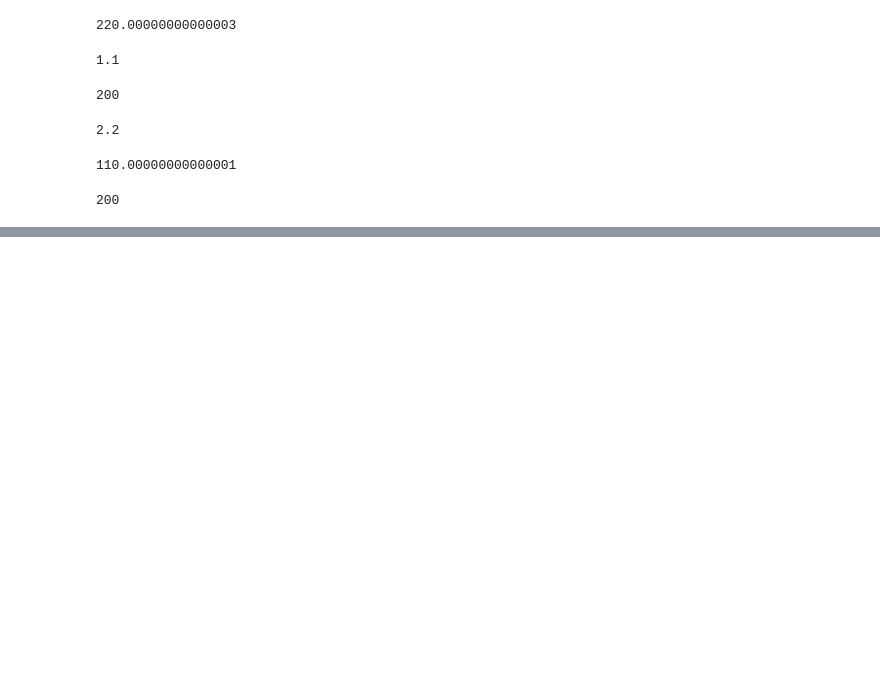
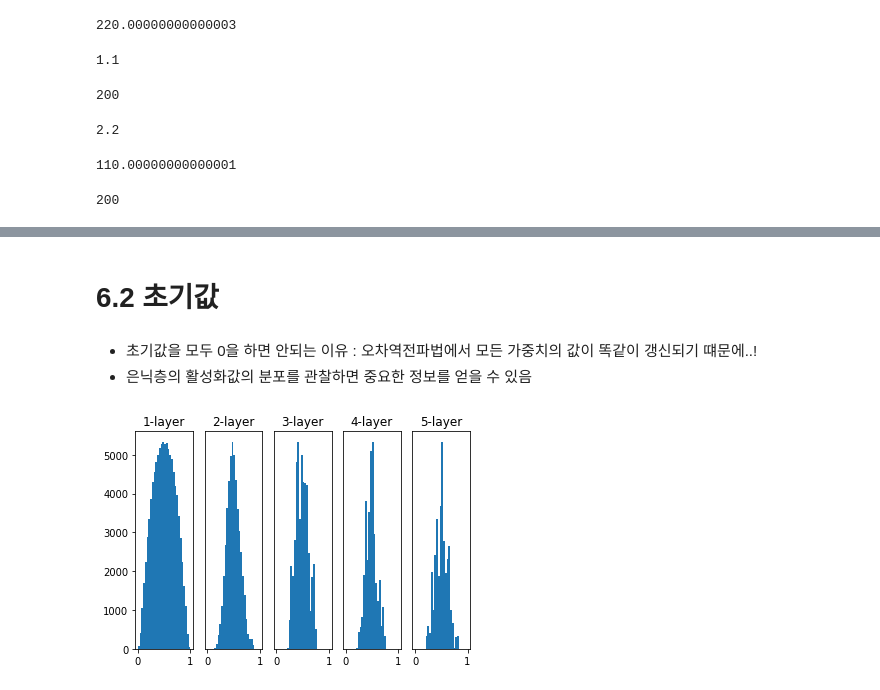
Before and after one commit to zzsza/TIL, a Jupyter notebook: deep_learning_from_scratch/Lecture note_Chapter 5 ~.ipynb, the cells around one changed output, grey strips where cells are left out. Saved outputs shown, nothing was run; the diff lists cells and outputs as text; code cells hidden in the pictures; blank space fills up the shorter version.

```diff
--- a/deep_learning_from_scratch/Lecture note_Chapter 5 ~.ipynb
+++ b/deep_learning_from_scratch/Lecture note_Chapter 5 ~.ipynb
@@ -78,0 +198,18 @@ dtax
+# %%
+class SoftmaxWithLoss:
+    def __init__(self):
+        self.loss = None
+        self.y = None
+        self.t = None
+
+    def forward(self, x, t):
+        self.t = t
+        self.y = softmax(x)
+        self.loss = cross_entropy_error(self.y, self.t)
+        return self.loss
+
+    def backward(self, dout=1):
+        batch_size = self.t.shape[0]
+        dx = (self.y - self.t) / batch_size
+
+        return dx
@@ -78,0 +450,60 @@ dtax
+# %% [markdown]
+# 6.2 초기값
+# %% [markdown]
+
+- 초기값을 모두 0을 하면 안되는 이유 : 오차역전파법에서 모든 가중치의 값이 똑같이 갱신되기 떄문에..!
+- 은닉층의 활성화값의 분포를 관찰하면 중요한 정보를 얻을 수 있음
+# %%
+import matplotlib.pyplot as plt
+%matplotlib inline
+
+def sigmoid(x):
+    return 1 / (1 + np.exp(-x))
+
+
+def ReLU(x):
+    return np.maximum(0, x)
+
+
+def tanh(x):
+    return np.tanh(x)
+
+input_data = np.random.randn(1000, 100)  # 1000개의 데이터
+node_num = 100  # 각 은닉층의 노드(뉴런) 수
+hidden_layer_size = 5  # 은닉층이 5개
+activations = {}  # 이곳에 활성화 결과를 저장
+
+x = input_data
+
+for i in range(hidden_layer_size):
+    if i != 0:
+        x = activations[i-1]
+
+    # 초깃값을 다양하게 바꿔가며 실험해보자！
+#     w = np.random.randn(node_num, node_num) * 1
+#     w = np.random.randn(node_num, node_num) * 0.01
+    w = np.random.randn(node_num, node_num) * np.sqrt(1.0 / node_num)
+    # w = np.random.randn(node_num, node_num) * np.sqrt(2.0 / node_num)
+
+
+    a = np.dot(x, w)
+
+
+    # 활성화 함수도 바꿔가며 실험해보자！
+    z = sigmoid(a)
+    # z = ReLU(a)
+    # z = tanh(a)
+
+    activations[i] = z
+
+# 히스토그램 그리기
+for i, a in activations.items():
+    plt.subplot(1, len(activations), i+1)
+    plt.title(str(i+1) + "-layer")
+    if i != 0: plt.yticks([], [])
+    # plt.xlim(0.1, 1)
+    # plt.ylim(0, 7000)
+    plt.hist(a.flatten(), 30, range=(0,1))
+plt.show()
+# %% [output]
+[figure, added]
```
Also changed, not shown: parts of 26 cells of this notebook.
